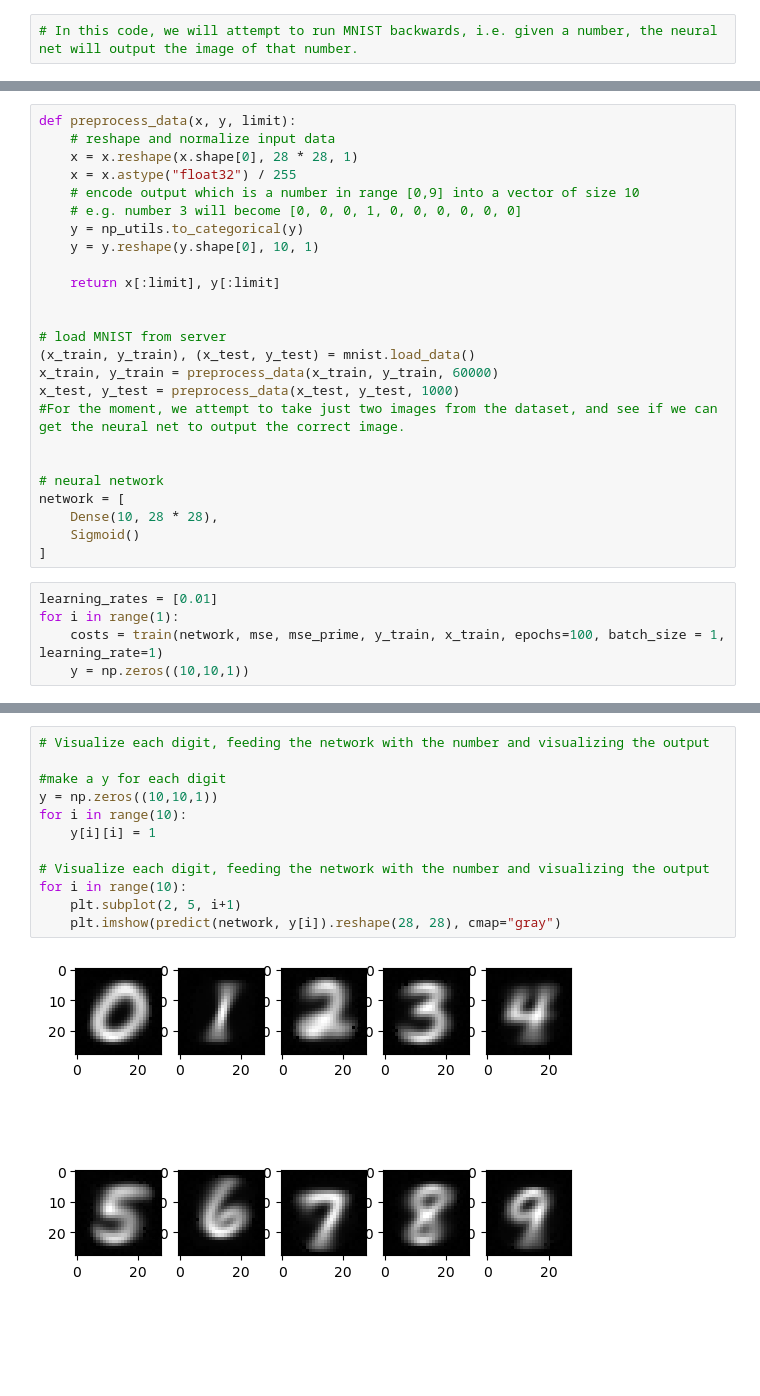
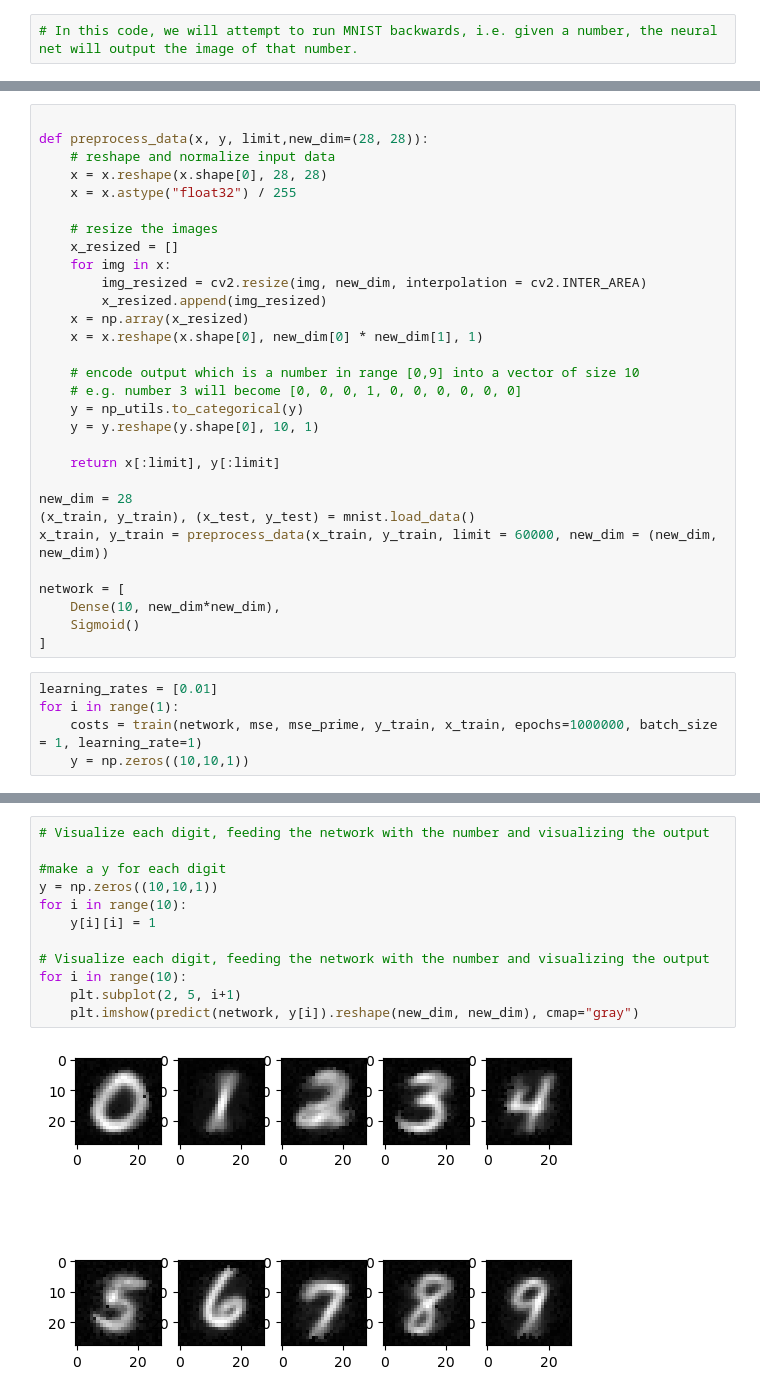
Before and after one commit to m-u-nee/generic_neural_network_implementation, a Jupyter notebook: backwards_mnist.ipynb, the cells around one changed output, grey strips where cells are left out. Saved outputs shown, nothing was run; the diff lists cells and outputs as text; blank space fills up the shorter version.

Commit message:
mnist_backwards, added image average

```diff
--- a/backwards_mnist.ipynb
+++ b/backwards_mnist.ipynb
@@ -15,8 +16,18 @@ from Visualize import visualize_network
 # %%
-def preprocess_data(x, y, limit):
+
+def preprocess_data(x, y, limit,new_dim=(28, 28)):
     # reshape and normalize input data
-    x = x.reshape(x.shape[0], 28 * 28, 1)
+    x = x.reshape(x.shape[0], 28, 28)
     x = x.astype("float32") / 255
+
+    # resize the images
+    x_resized = []
+    for img in x:
+        img_resized = cv2.resize(img, new_dim, interpolation = cv2.INTER_AREA)
+        x_resized.append(img_resized)
+    x = np.array(x_resized)
+    x = x.reshape(x.shape[0], new_dim[0] * new_dim[1], 1)
+
     # encode output which is a number in range [0,9] into a vector of size 10
     # e.g. number 3 will become [0, 0, 0, 1, 0, 0, 0, 0, 0, 0]
     y = np_utils.to_categorical(y)
@@ -24,22 +35,17 @@ def preprocess_data(x, y, limit):
 
     return x[:limit], y[:limit]
 
+new_dim = 28
+(x_train, y_train), (x_test, y_test) = mnist.load_data()
+x_train, y_train = preprocess_data(x_train, y_train, limit = 60000, new_dim = (new_dim, new_dim))
 
-# load MNIST from server
-(x_train, y_train), (x_test, y_test) = mnist.load_data()
-x_train, y_train = preprocess_data(x_train, y_train, 60000)
-x_test, y_test = preprocess_data(x_test, y_test, 1000)
-#For the moment, we attempt to take just two images from the dataset, and see if we can get the neural net to output the correct image.
-
-
-# neural network
 network = [
-    Dense(10, 28 * 28),
+    Dense(10, new_dim*new_dim),
     Sigmoid()
 ]
 # %%
 learning_rates = [0.01]
 for i in range(1):
-    costs = train(network, mse, mse_prime, y_train, x_train, epochs=100, batch_size = 1, learning_rate=1)
+    costs = train(network, mse, mse_prime, y_train, x_train, epochs=1000000, batch_size = 1, learning_rate=1)
     y = np.zeros((10,10,1))
 # %% [output]
@@ -64,14 +55,14 @@ KeyboardInterrupt:
 # %%
 # Visualize each digit, feeding the network with the number and visualizing the output
 
 #make a y for each digit
 y = np.zeros((10,10,1))
 for i in range(10):
     y[i][i] = 1
 
 # Visualize each digit, feeding the network with the number and visualizing the output
 for i in range(10):
     plt.subplot(2, 5, i+1)
-    plt.imshow(predict(network, y[i]).reshape(28, 28), cmap="gray")
+    plt.imshow(predict(network, y[i]).reshape(new_dim, new_dim), cmap="gray")
 # %% [output]
-[figure, old version]
+[figure, new version]
```
Also changed, not shown: parts of 3 cells of this notebook.
